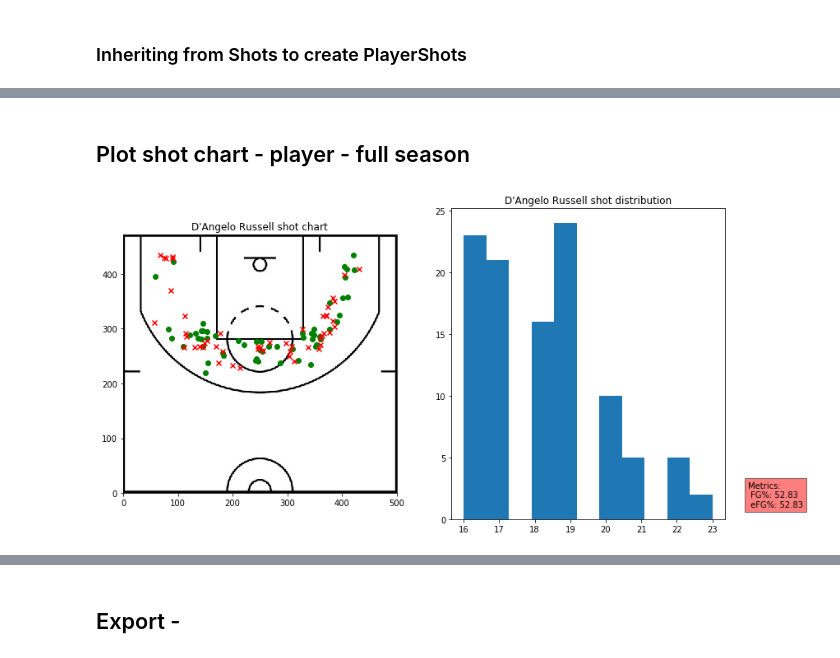
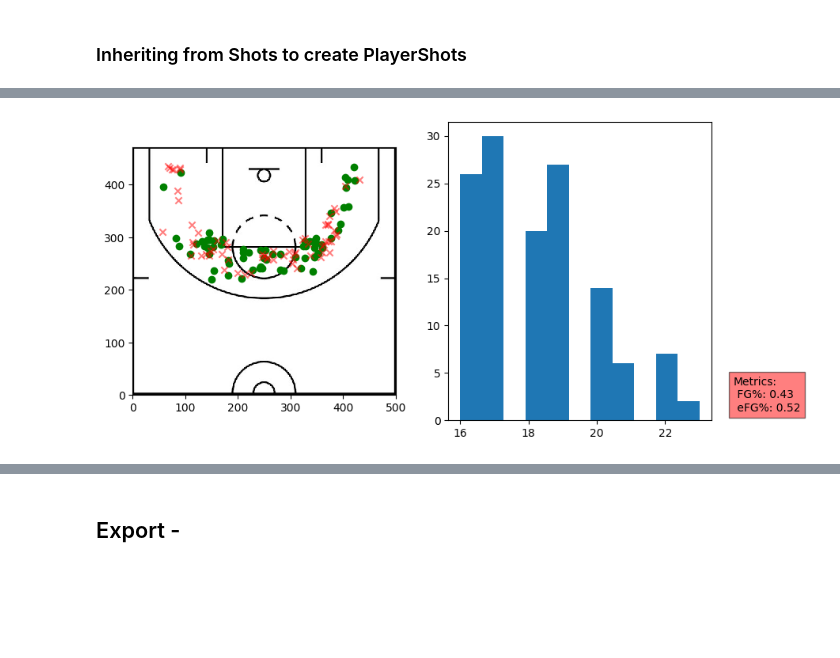
Before and after one commit to theccalderon/shot_chart, a Jupyter notebook: 00_core.ipynb, the cells around one changed output, grey strips where cells are left out. Drawn from its saved outputs; the diff is of its cells as text; code cells hidden in the pictures; blank space fills up the shorter version.

```diff
--- a/00_core.ipynb
+++ b/00_core.ipynb
@@ -104,7 +104,7 @@ class URLs():
 
     def path(url, c_key='archive'):
         fname = url.split('/')[-1]
-        local_path = URLs.LOCAL_PATH/('models' if c_key=='models' else 'archive')/fname
+        local_path = URLs.LOCAL_PATH/('data' if c_key=='data' else 'archive')/fname
         if local_path.exists(): return local_path
         return Config()[c_key]/fname
 # %% [markdown]
@@ -182,8 +186,9 @@ _get_check(URLs.SHOTS_2019)
 False
 # %%
 #export
-def untar_data(url, fname=None, dest=None, c_key='archive', force_download=False, extract_func=file_extract):
+def untar_data(url, fname=None, dest=None, c_key='data', force_download=False, extract_func=file_extract):
     "Download `url` to `fname` if `dest` doesn't exist, and un-tgz to folder `dest`."
+#     default_dest = URLs.path(url, c_key=c_key).with_suffix('.csv')
     default_dest = URLs.path(url, c_key=c_key).with_suffix('.csv')
     dest = default_dest if dest is None else Path(dest)/default_dest.name
     fname = Path(fname or URLs.path(url))
@@ -195,7 +200,7 @@ def untar_data(url, fname=None, dest=None, c_key='archive', force_download=False
         force_download = True
     if force_download:
         if fname.exists(): os.remove(fname)
-        if dest.exists(): shutil.rmtree(dest)
+        if dest.exists(): os.remove(dest)
     if not dest.exists():
         fname = download_data(url, fname=fname, c_key=c_key)
 #         if _get_check(url) and _check_file(fname) != _get_check(url):
@@ -696,8 +550,12 @@ list_team_players(shots_2019,'LA Lakers')
 # %%
 #export
 class PlayerShots(Shots):
-    def __init__(self, dataframe, player):
-        dataframe = dataframe.loc[dataframe['shots_by']==player]
+    def __init__(self, dataframe, player, game_id = None):
+        if game_id:
+            dataframe = dataframe.loc[(dataframe['shots_by']==player) & (dataframe['game_id']==game_id)]
+        else:
+            dataframe = dataframe.loc[dataframe['shots_by']==player]
+        self.player = player
         super().__init__(dataframe)
 # %%
 player_shots = PlayerShots(shots_2019,"Anthony Davis")
@@ -712,2 +569,0 @@ player_shots.plot_shots()
-# %% [markdown]
-## Plot shot chart - player - full season
@@ -780,4 +570,6 @@ def plot_player(df:pd.DataFrame, player:str, date_range:Union[str,tuple,int]="al
+# %%
+player_shots = PlayerShots(shots_2019,"D'Angelo Russell")
 # %%
-plot_player(shots_2019,"D'Angelo Russell",distance=["16ft","17ft","18ft","19ft","20ft","21ft","22ft","23ft","24ft","25ft","26ft"],attempt="2-pointer")
+player_shots.plot_shots(distance=["16ft","17ft","18ft","19ft","20ft","21ft","22ft","23ft","24ft","25ft","26ft"],attempt="2-pointer")
 # %% [output]
-[figure, old version]
+[figure, new version]
```
Also changed, not shown: parts of 62 cells of this notebook, 2 other files.
